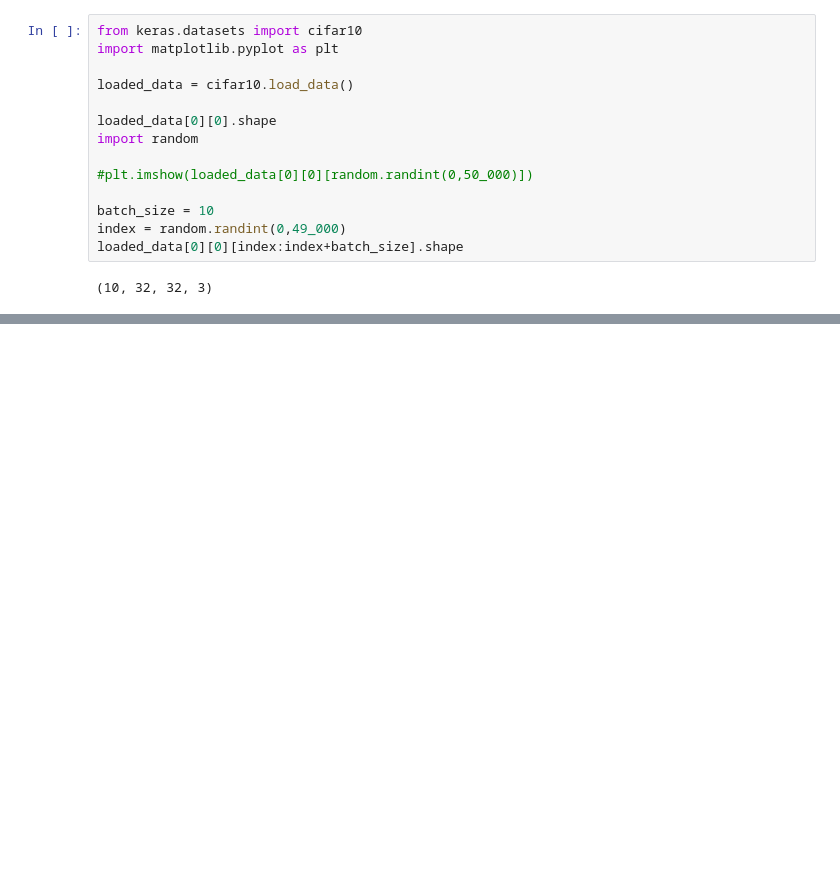
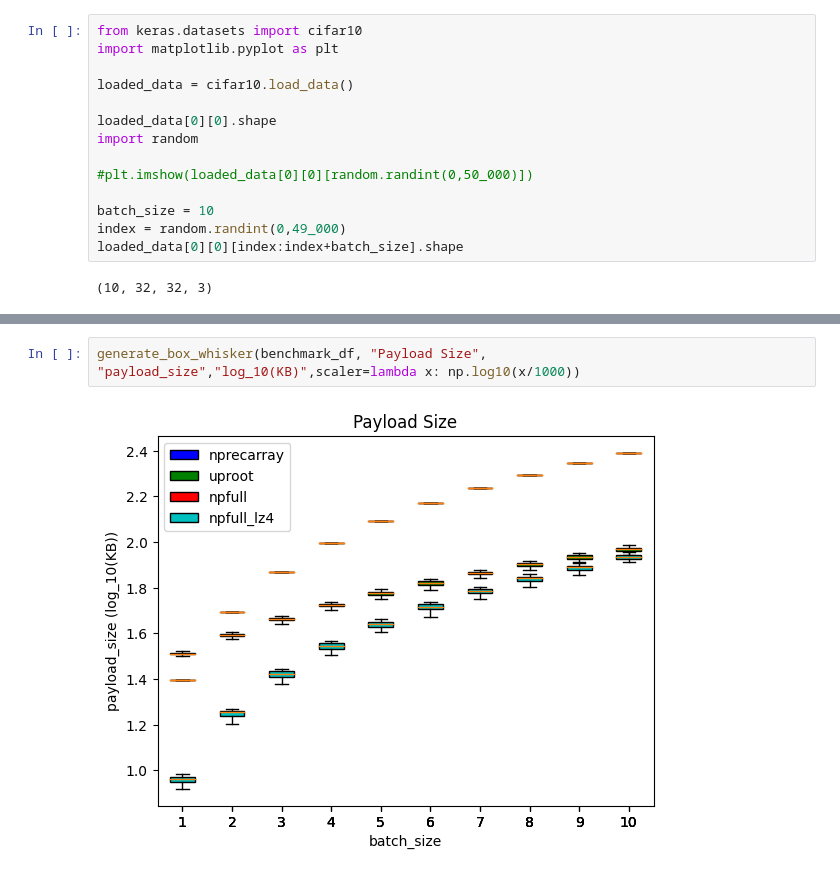
Before and after one commit to pregenRobot/papdl, a Jupyter notebook: scripts/memory_analysis.ipynb, the cells around one changed output, grey strips where cells are left out. Saved outputs shown, nothing was run; the diff lists cells and outputs as text; blank space fills up the shorter version.

```diff
--- a/scripts/memory_analysis.ipynb
+++ b/scripts/memory_analysis.ipynb
@@ -61,0 +65,4 @@ generate_box_whisker(benchmark_df,"serialize_time")
+# %%
+generate_box_whisker(benchmark_df, "Payload Size", "payload_size","log_10(KB)",scaler=lambda x: np.log10(x/1000))
+# %% [output]
+[figure, added]
```
Also changed, not shown: parts of 5 cells of this notebook, 13 other files.
